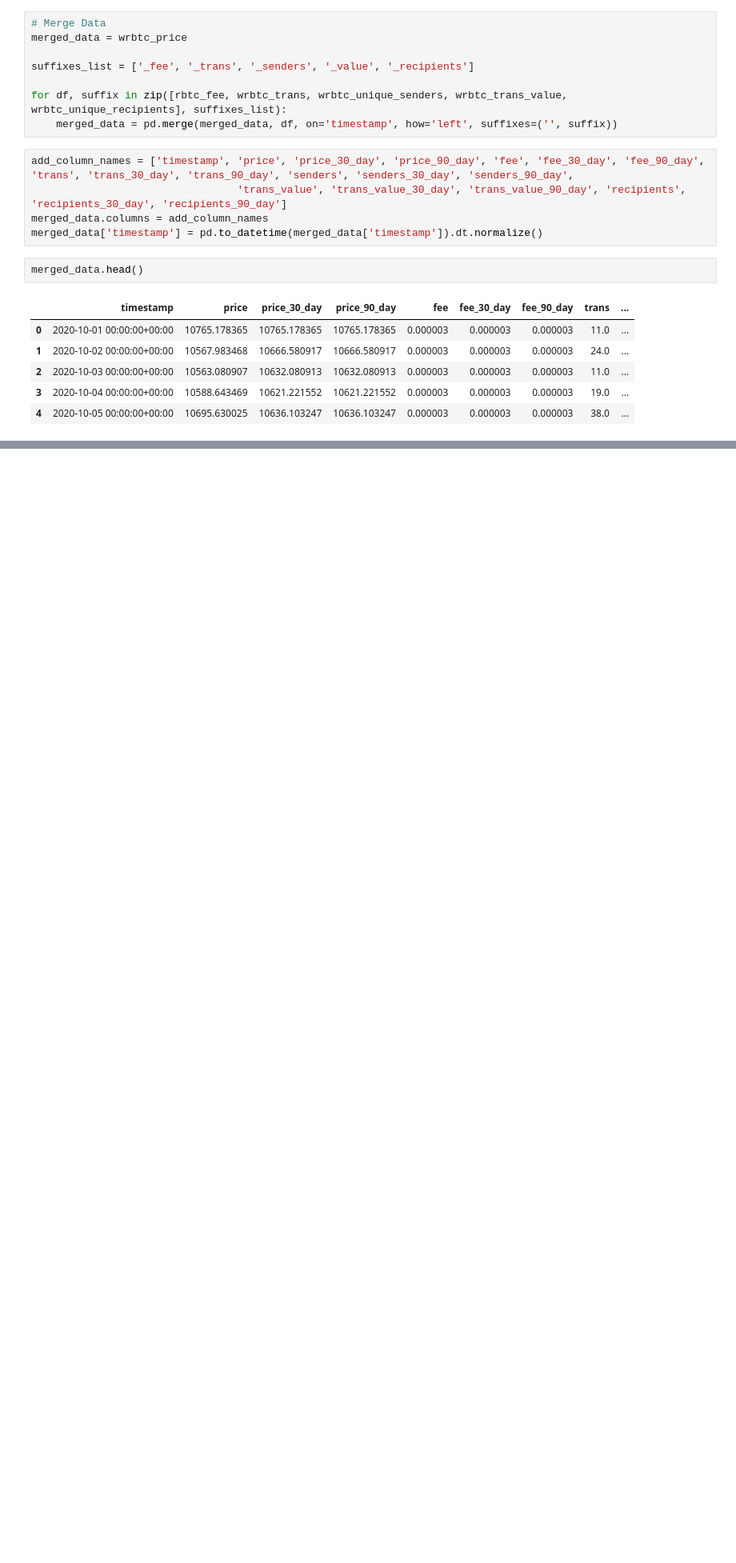
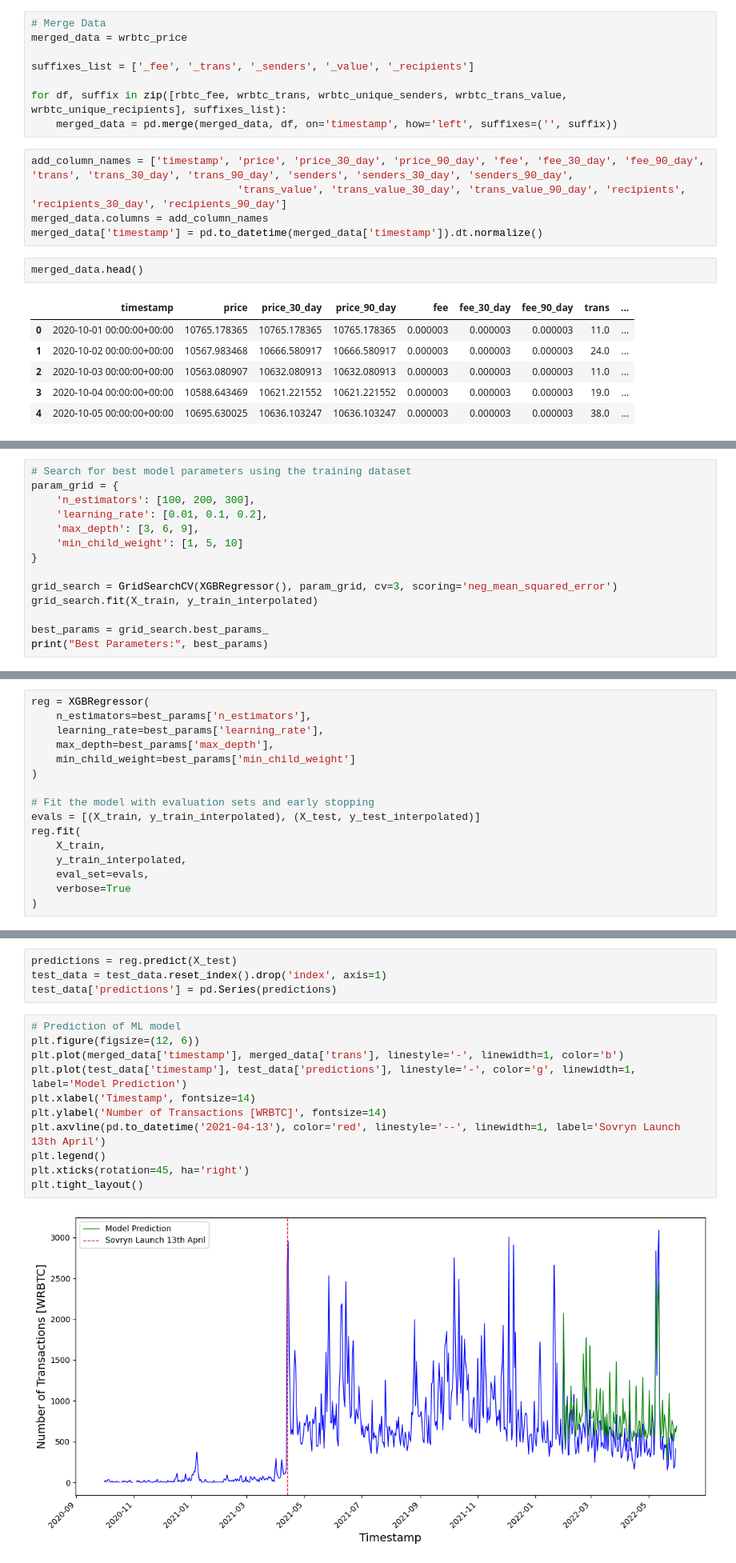
Before and after one commit to MartinBenediktBusch/rootstock-analysis, a Jupyter notebook: analysis/analysis.ipynb, the cells around one changed output, grey strips where cells are left out. Shown: that part at 80% size. Cells and saved outputs as stored; diff of their text form; blank space fills up the shorter version.

```diff
--- a/analysis/analysis.ipynb
+++ b/analysis/analysis.ipynb
@@ -76,0 +141,14 @@ merged_data.head()
+# %%
+# Search for best model parameters using the training dataset
+param_grid = {
+    'n_estimators': [100, 200, 300],
+    'learning_rate': [0.01, 0.1, 0.2],
+    'max_depth': [3, 6, 9],
+    'min_child_weight': [1, 5, 10]
+}
+
+grid_search = GridSearchCV(XGBRegressor(), param_grid, cv=3, scoring='neg_mean_squared_error')
+grid_search.fit(X_train, y_train_interpolated)
+
+best_params = grid_search.best_params_
+print("Best Parameters:", best_params)
@@ -76,0 +157,16 @@ merged_data.head()
+# %%
+reg = XGBRegressor(
+    n_estimators=best_params['n_estimators'],
+    learning_rate=best_params['learning_rate'],
+    max_depth=best_params['max_depth'],
+    min_child_weight=best_params['min_child_weight']
+)
+
+# Fit the model with evaluation sets and early stopping
+evals = [(X_train, y_train_interpolated), (X_test, y_test_interpolated)]
+reg.fit(
+    X_train,
+    y_train_interpolated,
+    eval_set=evals,
+    verbose=True
+)
@@ -78,0 +204,17 @@ merged_data.head()
+# %%
+predictions = reg.predict(X_test)
+test_data = test_data.reset_index().drop('index', axis=1)
+test_data['predictions'] = pd.Series(predictions)
+# %%
+# Prediction of ML model
+plt.figure(figsize=(12, 6))
+plt.plot(merged_data['timestamp'], merged_data['trans'], linestyle='-', linewidth=1, color='b')
+plt.plot(test_data['timestamp'], test_data['predictions'], linestyle='-', color='g', linewidth=1, label='Model Prediction')
+plt.xlabel('Timestamp', fontsize=14)
+plt.ylabel('Number of Transactions [WRBTC]', fontsize=14)
+plt.axvline(pd.to_datetime('2021-04-13'), color='red', linestyle='--', linewidth=1, label='Sovryn Launch 13th April')
+plt.legend()
+plt.xticks(rotation=45, ha='right')
+plt.tight_layout()
+# %% [output]
+[figure, added]
```
Also changed, not shown: parts of 20 cells of this notebook.
